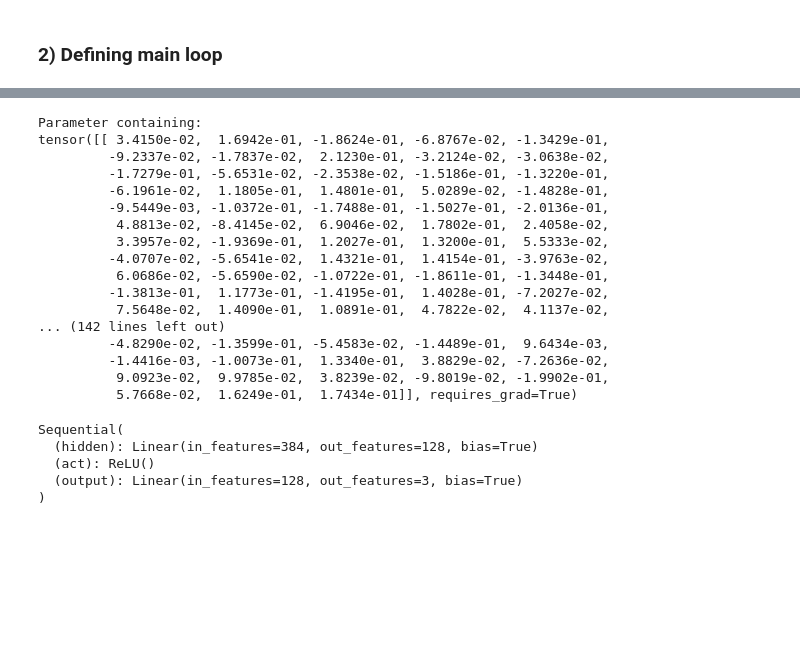
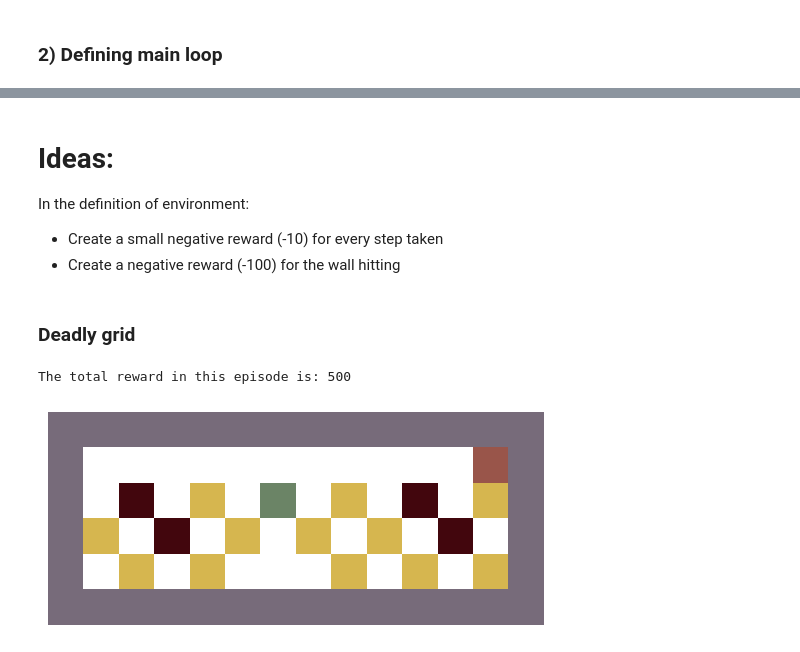
Before and after one commit to ahmedtarek-/Deep-Q-Learning, a Jupyter notebook: deep_q_learning_arina.ipynb, the cells around one changed output, grey strips where cells are left out. Drawn from its saved outputs; the diff is of its cells as text; code cells hidden in the pictures; blank space fills up the shorter version.

```diff
--- a/deep_q_learning_arina.ipynb
+++ b/deep_q_learning_arina.ipynb
@@ -291,9 +355,19 @@ False
+# %% [markdown]
+# Ideas:
+
+In the definition of environment:
+- Create a small negative reward (-10) for every step taken
+- Create a negative reward (-100) for the wall hitting
+# %% [markdown]
+### Deadly grid
+# %%
+env_grid = gym.make("DeadlyGrid-v0")
 # %%
-states = np.prod(env.observation_space.shape)
-actions = env.action_space.n
+states_grid = np.prod(env_grid.observation_space.shape)
+actions_grid = env_grid.action_space.n
 
 lr = 0.001
-model = MLP(states, actions)
+model = MLP(states_grid, actions_grid)
 
 # Defining the loss function
 loss_func = nn.MSELoss()
@@ -301,32 +375,15 @@ loss_func = nn.MSELoss()
 # Defining optimizer
 optimizer = torch.optim.Adam(model.parameters(), lr=lr)
 
-print(model.layers[2].weight)
-the_loop(model, env, num_episodes=20)
-print(model.layers[2].weight)
+#print(model.layers[2].weight)
+the_loop(model, env_grid, loss_func, num_update_steps = 100000, num_episodes = 100)
+#print(model.layers[2].weight)
+
+# Save the model weights
+torch.save(model.state_dict(), "models/vanilla_2d_track.pt")
-# %% [output]
-Parameter containing:
-tensor([[ 3.4150e-02,  1.6942e-01, -1.8624e-01, -6.8767e-02, -1.3429e-01,
-         -9.2337e-02, -1.7837e-02,  2.1230e-01, -3.2124e-02, -3.0638e-02,
-         -1.7279e-01, -5.6531e-02, -2.3538e-02, -1.5186e-01, -1.3220e-01,
-         -6.1961e-02,  1.1805e-01,  1.4801e-01,  5.0289e-02, -1.4828e-01,
-         -9.5449e-03, -1.0372e-01, -1.7488e-01, -1.5027e-01, -2.0136e-01,
-          4.8813e-02, -8.4145e-02,  6.9046e-02,  1.7802e-01,  2.4058e-02,
-          3.3957e-02, -1.9369e-01,  1.2027e-01,  1.3200e-01,  5.5333e-02,
-         -4.0707e-02, -5.6541e-02,  1.4321e-01,  1.4154e-01, -3.9763e-02,
-          6.0686e-02, -5.6590e-02, -1.0722e-01, -1.8611e-01, -1.3448e-01,
-         -1.3813e-01,  1.1773e-01, -1.4195e-01,  1.4028e-01, -7.2027e-02,
-          7.5648e-02,  1.4090e-01,  1.0891e-01,  4.7822e-02,  4.1137e-02,
-... (142 lines left out)
-         -4.8290e-02, -1.3599e-01, -5.4583e-02, -1.4489e-01,  9.6434e-03,
-         -1.4416e-03, -1.0073e-01,  1.3340e-01,  3.8829e-02, -7.2636e-02,
-          9.0923e-02,  9.9785e-02,  3.8239e-02, -9.8019e-02, -1.9902e-01,
-          5.7668e-02,  1.6249e-01,  1.7434e-01]], requires_grad=True)
-# %%
-model.layers
-# %% [output]
-Sequential(
-  (hidden): Linear(in_features=384, out_features=128, bias=True)
-  (act): ReLU()
-  (output): Linear(in_features=128, out_features=3, bias=True)
-)
+# %%
+m_grid = load_model_env(env_grid, "models/vanilla_2d_track.pt")
+run_trained_model_visual(env_grid, m_grid)
+# %% [output]
+The total reward in this episode is: 500
+[figure, added]
```
Also changed, not shown: parts of 22 cells of this notebook, 1 other file.
